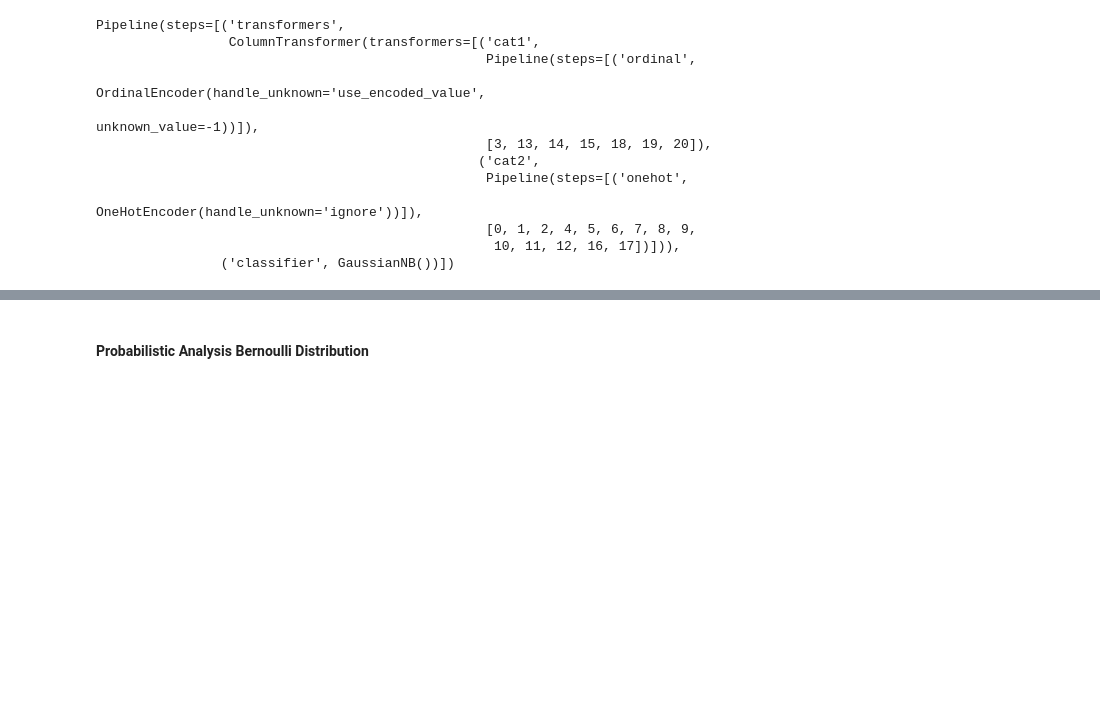
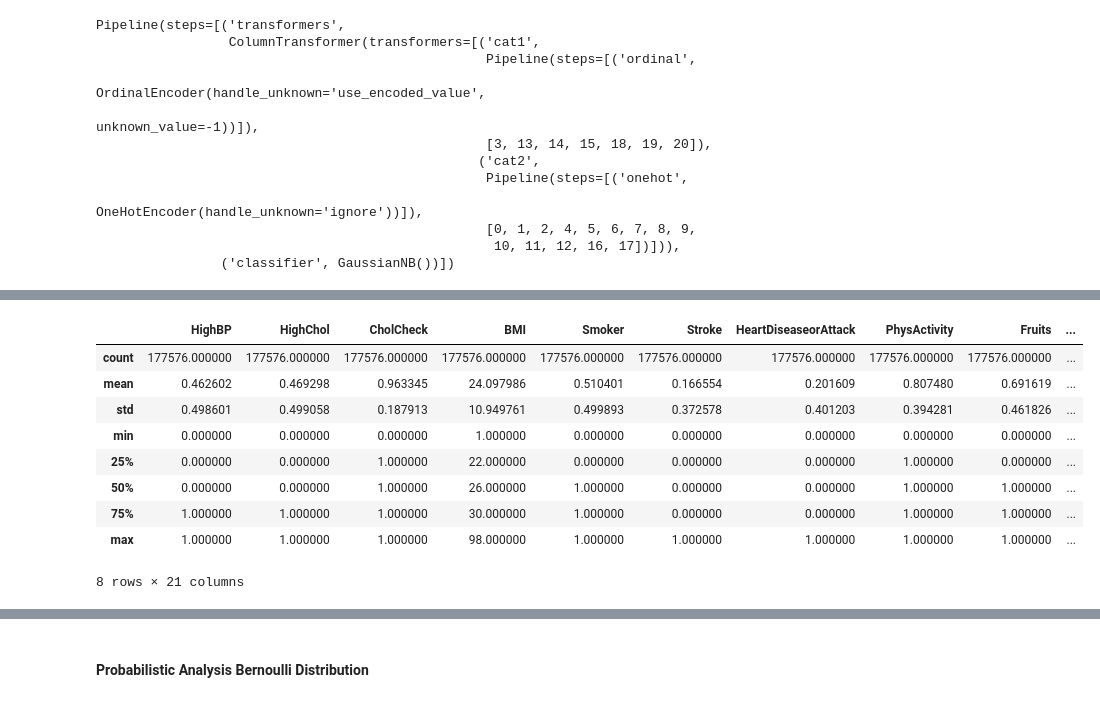
Before and after one commit to CoreyJiaJinHe/DataAnalysisProject, a Jupyter notebook: jupyterlab files/Diabetes.ipynb, the cells around one changed output, grey strips where cells are left out. Cells and saved outputs as stored; diff of their text form; code cells hidden in the pictures; blank space fills up the shorter version.

Commit message:
crossvalidation and model permanence

```diff
--- a/jupyterlab files/Diabetes.ipynb
+++ b/jupyterlab files/Diabetes.ipynb
@@ -745,7 +816,7 @@ X_test2=dropfeatures(X_test,featurestoremove)
 # %%
-logregr=LogisticRegression(max_iter=3000)
-logregr=logregr.fit(X_train2,y_train)
-prediction = logregr.predict(X_test2)
-evaluatemodel(prediction)
+fifthgenlogregr=LogisticRegression(max_iter=3000)
+fifthgenlogregr=fifthgenlogregr.fit(X_train2,y_train)
+prediction = fifthgenlogregr.predict(X_test2)
+evaluatemodel(prediction,fifthgenlogregr)
 # %% [output]
 [figure]
@@ -849,6 +935,6 @@ Pipeline(steps=[('transformers',
 # %%
-model= pipeline.fit(X_train, y_train)
-predictions = model.predict(X_test)
-evaluatemodel(predictions)
+KNNmodel= pipeline.fit(X_train, y_train)
+predictions = KNNmodel.predict(X_test)
+evaluatemodel(predictions,KNNmodel)
 # %% [output]
 [figure]
@@ -909,8 +973,8 @@ Pipeline(steps=[('transformers',
                                                    10, 11, 12, 16, 17])])),
                 ('classifier', GaussianNB())])
 # %%
-model = pipeline.fit(X_train, y_train)
-predictions1 = model.predict(X_test)
-evaluatemodel(predictions1)
+NaiveBayes = pipeline.fit(X_train, y_train)
+predictions1 = NaiveBayes.predict(X_test)
+evaluatemodel(predictions1,NaiveBayes)
 # %% [output]
 [figure]
@@ -919,0 +1036,7 @@ Overall Recall: 0.8884577278731837
+# %%
+#To test if it saved properly
+importmodels=joblib.load(filename1)
+#print(importmodels)
+dt=importmodels[0]
+predictions=dt.predict(X_test)
+evaluatemodel(predictions,dt)
@@ -919,0 +1048,16 @@ Overall Recall: 0.8884577278731837
+# %%
+#Test to see if the training and testing datasets were saved properly.
+importdatasets=joblib.load(filename2)
+X_train, X_test, y_train, y_test=importdatasets[0],importdatasets[1],importdatasets[2],importdatasets[3],
+X_train.describe()
+# %% [output]
+|  | HighBP | HighChol | CholCheck | BMI | Smoker | Stroke | HeartDiseaseorAttack | PhysActivity | Fruits | ... |
+| count | 177576.000000 | 177576.000000 | 177576.000000 | 177576.000000 | 177576.000000 | 177576.000000 | 177576.000000 | 177576.000000 | 177576.000000 | ... |
+| mean | 0.462602 | 0.469298 | 0.963345 | 24.097986 | 0.510401 | 0.166554 | 0.201609 | 0.807480 | 0.691619 | ... |
+| std | 0.498601 | 0.499058 | 0.187913 | 10.949761 | 0.499893 | 0.372578 | 0.401203 | 0.394281 | 0.461826 | ... |
+| min | 0.000000 | 0.000000 | 0.000000 | 1.000000 | 0.000000 | 0.000000 | 0.000000 | 0.000000 | 0.000000 | ... |
+| 25% | 0.000000 | 0.000000 | 1.000000 | 22.000000 | 0.000000 | 0.000000 | 0.000000 | 1.000000 | 0.000000 | ... |
+| 50% | 0.000000 | 0.000000 | 1.000000 | 26.000000 | 1.000000 | 0.000000 | 0.000000 | 1.000000 | 1.000000 | ... |
+| 75% | 1.000000 | 1.000000 | 1.000000 | 30.000000 | 1.000000 | 0.000000 | 0.000000 | 1.000000 | 1.000000 | ... |
+| max | 1.000000 | 1.000000 | 1.000000 | 98.000000 | 1.000000 | 1.000000 | 1.000000 | 1.000000 | 1.000000 | ... |
+8 rows × 21 columns
```
Also changed, not shown: parts of 62 cells of this notebook, 3 other files.
